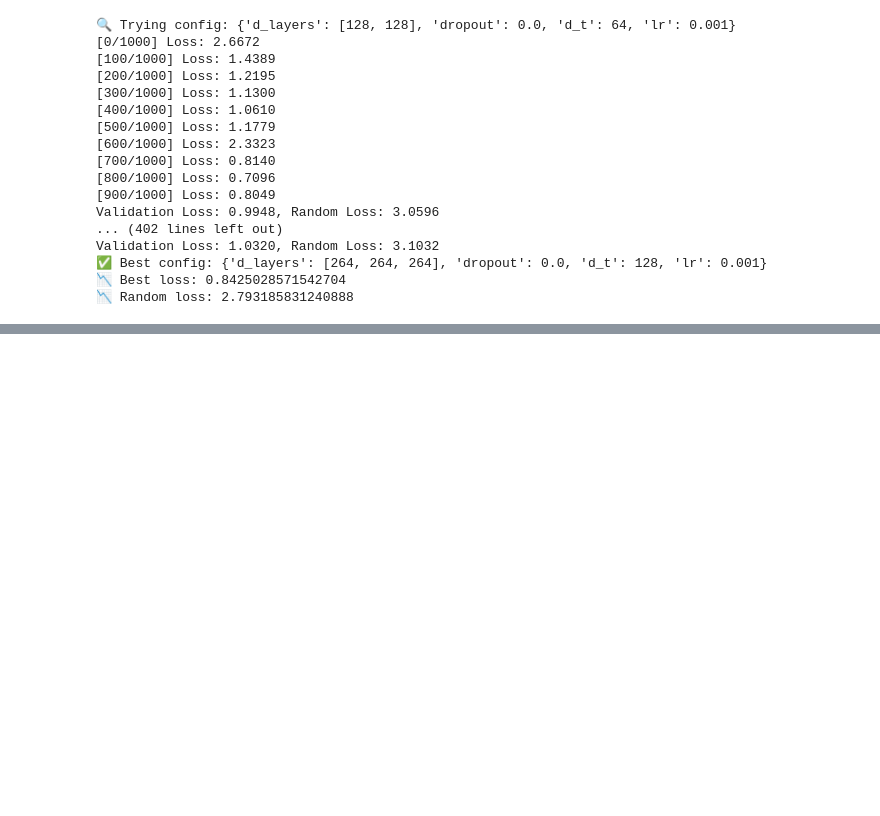
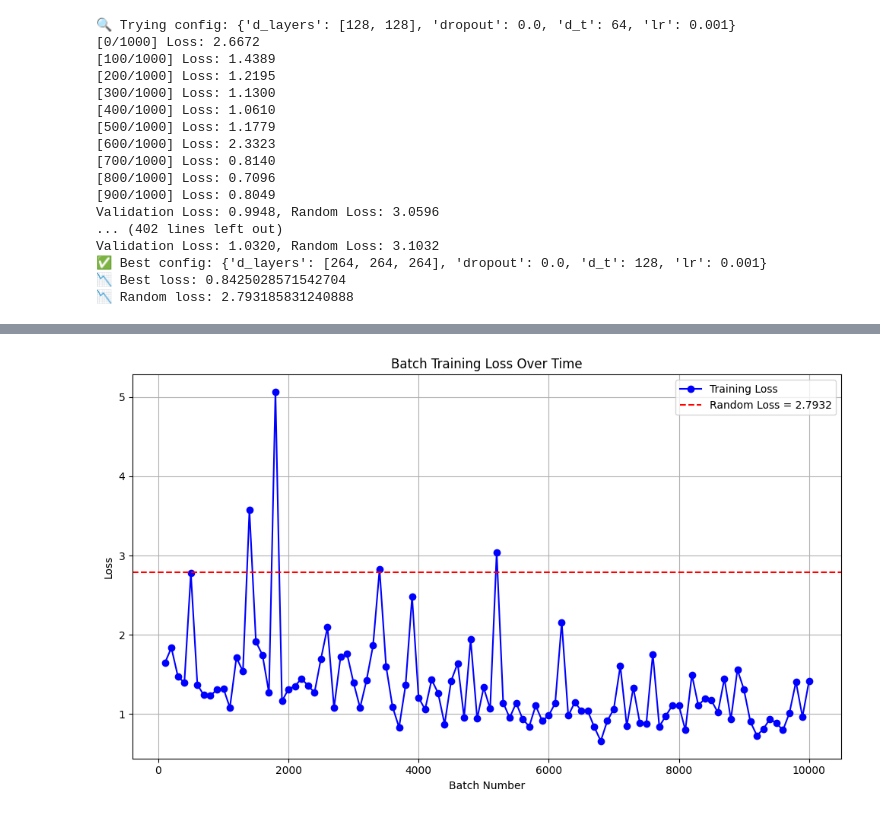
Before and after one commit to botond0401/CluTaD, a Jupyter notebook: notebooks/tabddpm_exploration.ipynb, the cells around one changed output, grey strips where cells are left out. Cells and saved outputs as stored; diff of their text form; code cells hidden in the pictures; blank space fills up the shorter version.

```diff
--- a/notebooks/tabddpm_exploration.ipynb
+++ b/notebooks/tabddpm_exploration.ipynb
@@ -130,0 +130,18 @@ plt.show()
+# %%
+losses_sub = [losses[i] for i in range(0,len(losses), 10)]
+
+x = [100 * (i + 1) for i in range(len(losses_sub))]  # e.g., [100, 200, 300, ...]
+
+plt.figure(figsize=(10, 6))
+plt.plot(x, losses_sub, label="Training Loss", color="blue", marker='o')
+plt.axhline(y=random_loss, color="red", linestyle="--", label=f"Random Loss = {random_loss:.4f}")
+
+plt.xlabel("Batch Number")
+plt.ylabel("Loss")
+plt.title("Batch Training Loss Over Time")
+plt.legend()
+plt.grid(True)
+plt.tight_layout()
+plt.show()
+# %% [output]
+[figure, added]
```
Also changed, not shown: parts of 6 cells of this notebook, 1 other file.
